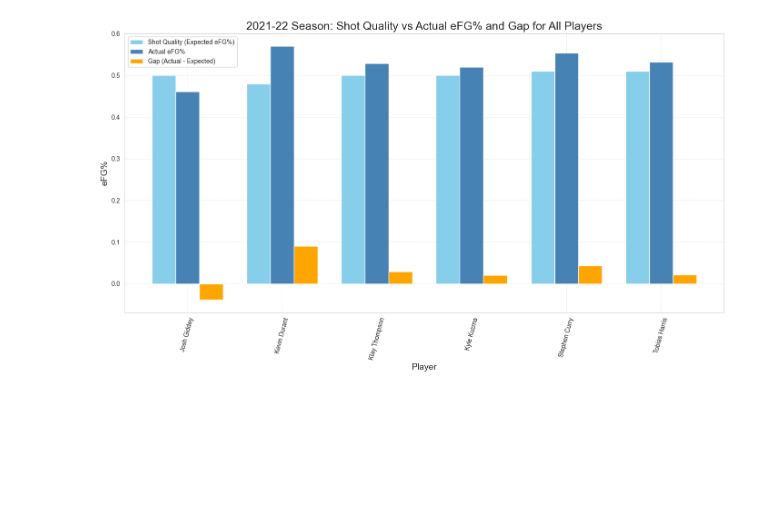
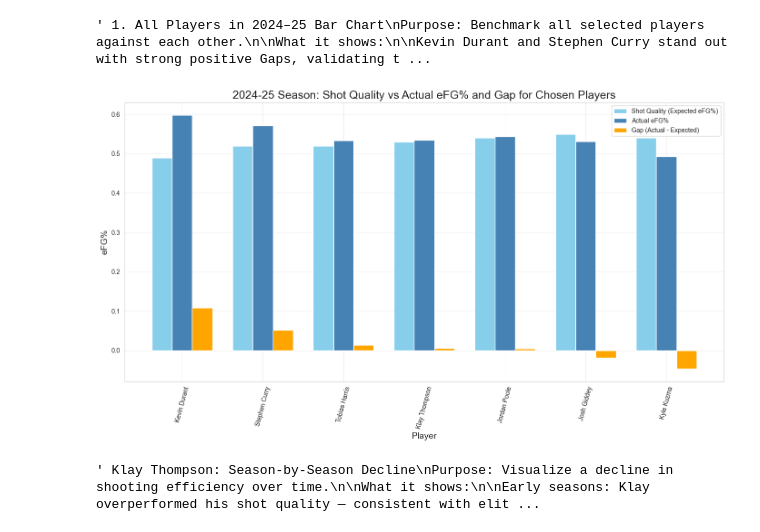
Before and after one commit to KeanuVentura/BeyondOpenLooks, a Jupyter notebook: beyond_open_looks_notebook.ipynb, the cells around one changed output. Cells and saved outputs as stored; diff of their text form; code cells hidden in the pictures; blank space fills up the shorter version.

```diff
--- a/beyond_open_looks_notebook.ipynb
+++ b/beyond_open_looks_notebook.ipynb
@@ -51,33 +79,52 @@ cleaned[cleaned['Player'] == 'Josh Giddey']
+# %%
+""" 1. All Players in 2024–25 Bar Chart
+Purpose: Benchmark all selected players against each other.
+
+What it shows:
+
+Kevin Durant and Stephen Curry stand out with strong positive Gaps, validating their elite status.
+
+Klay Thompson has a lower Gap than expected, landing closer to average.
+
+Poole, Harris, Kuzma, Giddey show more modest or negative Gaps, supporting the average or below-average classifications."""
+# %% [output]
+' 1. All Players in 2024–25 Bar Chart\nPurpose: Benchmark all selected players against each other.\n\nWhat it shows:\n\nKevin Durant and Stephen Curry stand out with strong positive Gaps, validating t ...
 # %%
-import matplotlib.pyplot as plt
-import numpy as np
-import seaborn as sns
 
-season_data = cleaned[cleaned['Season'] == '2021-22'].sort_values('Player')
 
-# Setup plot style and size
+season_data = cleaned[cleaned['Season'] == '2024-25'].sort_values('Gap', ascending=False).reset_index(drop=True)
+
 plt.figure(figsize=(14, 8))
 sns.set_style("whitegrid")
 
-# Bar width and positions
 bar_width = 0.25
 x = np.arange(len(season_data))
 
-# Plot bars side-by-side for each player
 plt.bar(x - bar_width, season_data['Shot_Quality'], width=bar_width, color='skyblue', edgecolor='white', label='Shot Quality (Expected eFG%)')
 plt.bar(x, season_data['eFG%'], width=bar_width, color='steelblue', edgecolor='white', label='Actual eFG%')
 plt.bar(x + bar_width, season_data['Gap'], width=bar_width, color='orange', edgecolor='white', label='Gap (Actual - Expected)')
 
-# X-axis labels: Player names, rotated for readability
 plt.xticks(x, season_data['Player'], rotation=75, fontsize=10)
 
-# Titles and labels
-plt.title('2021-22 Season: Shot Quality vs Actual eFG% and Gap for All Players', fontsize=18)
+plt.title('2024-25 Season: Shot Quality vs Actual eFG% and Gap for Chosen Players', fontsize=18)
 plt.xlabel('Player', fontsize=14)
 plt.ylabel('eFG%', fontsize=14)
 plt.legend()
 plt.grid(True, linestyle='--', linewidth=0.5, alpha=0.7)
 plt.tight_layout()
 plt.show()
 # %% [output]
-[figure, old version]
+[figure, new version]
+# %%
+""" Klay Thompson: Season-by-Season Decline
+Purpose: Visualize a decline in shooting efficiency over time.
+
+What it shows:
+
+Early seasons: Klay overperformed his shot quality — consistent with elite shooting.
+
+Recent seasons: The Gap shrinks or turns negative — suggesting a decline in effectiveness or shot creation quality.
+
+Supports: Why Klay no longer classifies as elite despite reputation."""
+# %% [output]
+' Klay Thompson: Season-by-Season Decline\nPurpose: Visualize a decline in shooting efficiency over time.\n\nWhat it shows:\n\nEarly seasons: Klay overperformed his shot quality — consistent with elit ...
```
Also changed, not shown: parts of 8 cells of this notebook.
